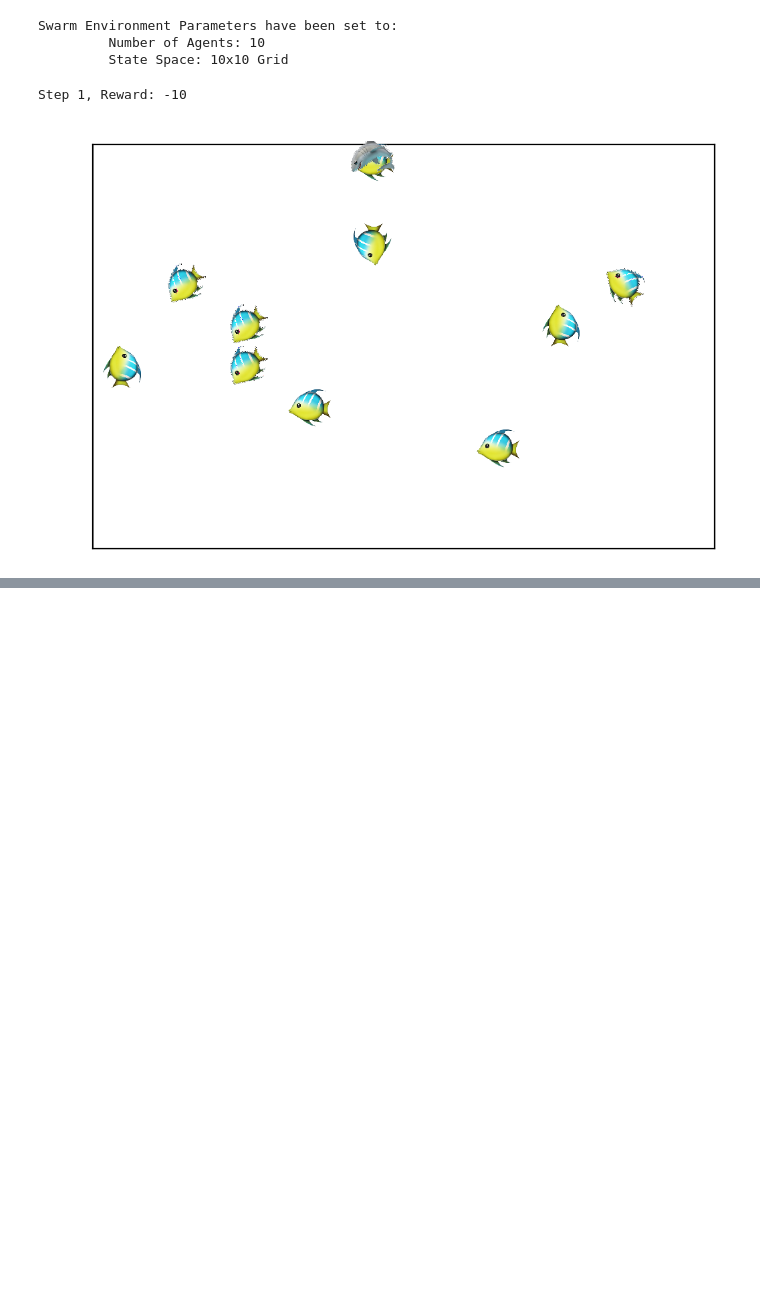
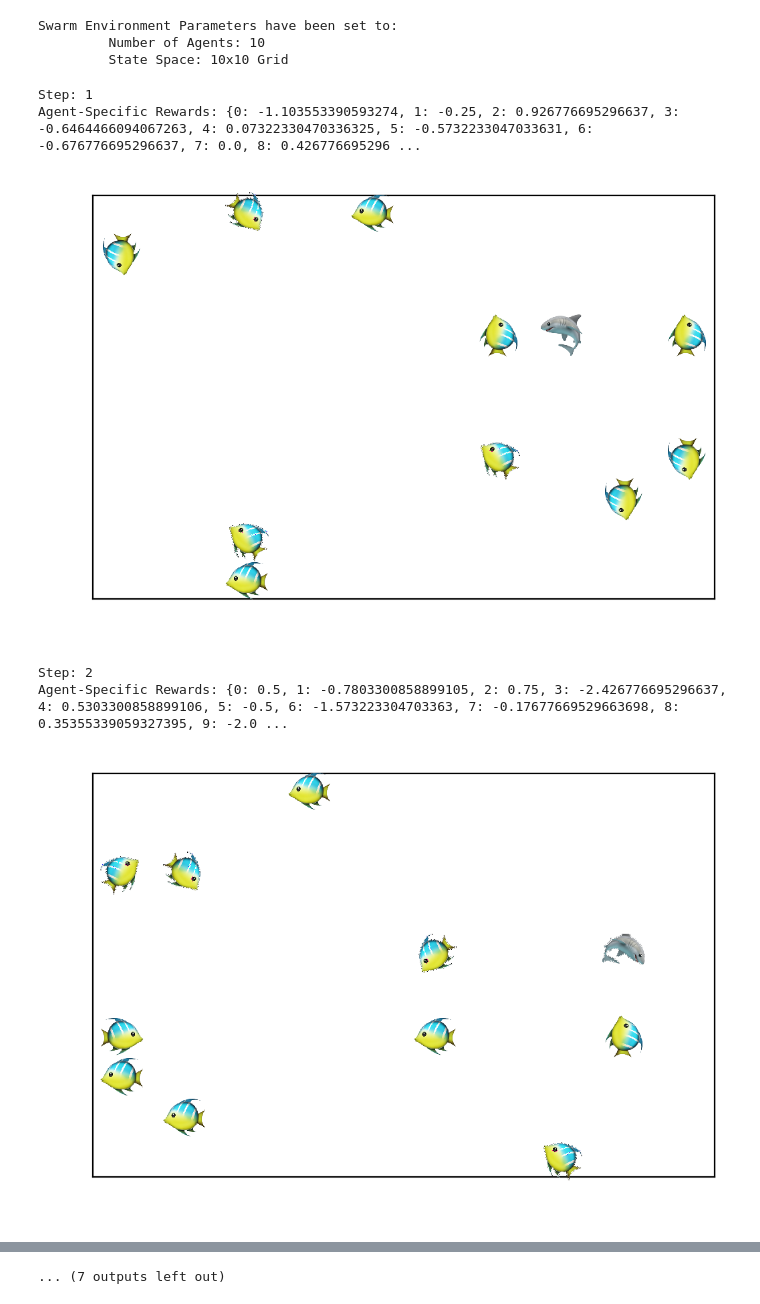
Before and after one commit to RobertTLange/gym-swarm, a Jupyter notebook: tryout_swarm_env.ipynb, the cells around one changed output, grey strips where cells are left out. Saved outputs shown, nothing was run; the diff lists cells and outputs as text; code cells hidden in the pictures; blank space fills up the shorter version.

Commit message:
Log 06/03/19 - Added receptive field constraint rewards

```diff
--- a/tryout_swarm_env.ipynb
+++ b/tryout_swarm_env.ipynb
@@ -71,14 +71,19 @@ max_steps = 10
 # %%
 # Run a few steps with the random agent and global reward
 state = env.reset()
 for i in range(max_steps):
     action = random_agent.random_action()
-    next_state, reward, done, _ = env.step(action)
+    next_state, rewards, done, _ = env.step(action, indiv_rewards=True, vf_size=6)
     state = next_state
-    print("Step {}, Reward: {}".format(i + 1, reward))
+    print("Step: {}".format(i + 1))
+    print("Agent-Specific Rewards: {}".format(rewards))
     env.render()
     if done:
         break
 # %% [output]
-Step 1, Reward: -10
+Step: 1
+Agent-Specific Rewards: {0: -1.103553390593274, 1: -0.25, 2: 0.926776695296637, 3: -0.6464466094067263, 4: 0.07322330470336325, 5: -0.5732233047033631, 6: -0.676776695296637, 7: 0.0, 8: 0.426776695296 ...
-[figure, old version]
+[figure, new version]
+Step: 2
+Agent-Specific Rewards: {0: 0.5, 1: -0.7803300858899105, 2: 0.75, 3: -2.426776695296637, 4: 0.5303300858899106, 5: -0.5, 6: -1.573223304703363, 7: -0.17677669529663698, 8: 0.35355339059327395, 9: -2.0 ...
+[figure, added]
@@ -84,0 +102 @@ Step 1, Reward: -10
+... (7 outputs left out)
```
Also changed, not shown: parts of 5 cells of this notebook, 2 other files.
